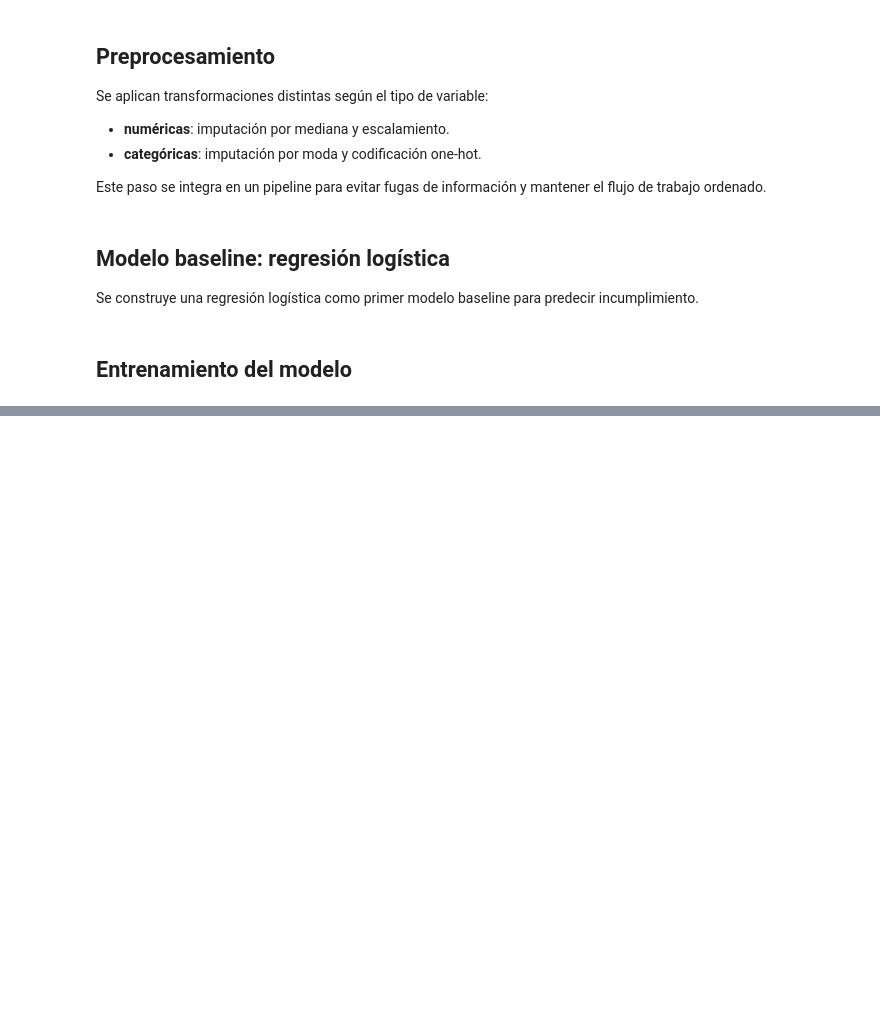
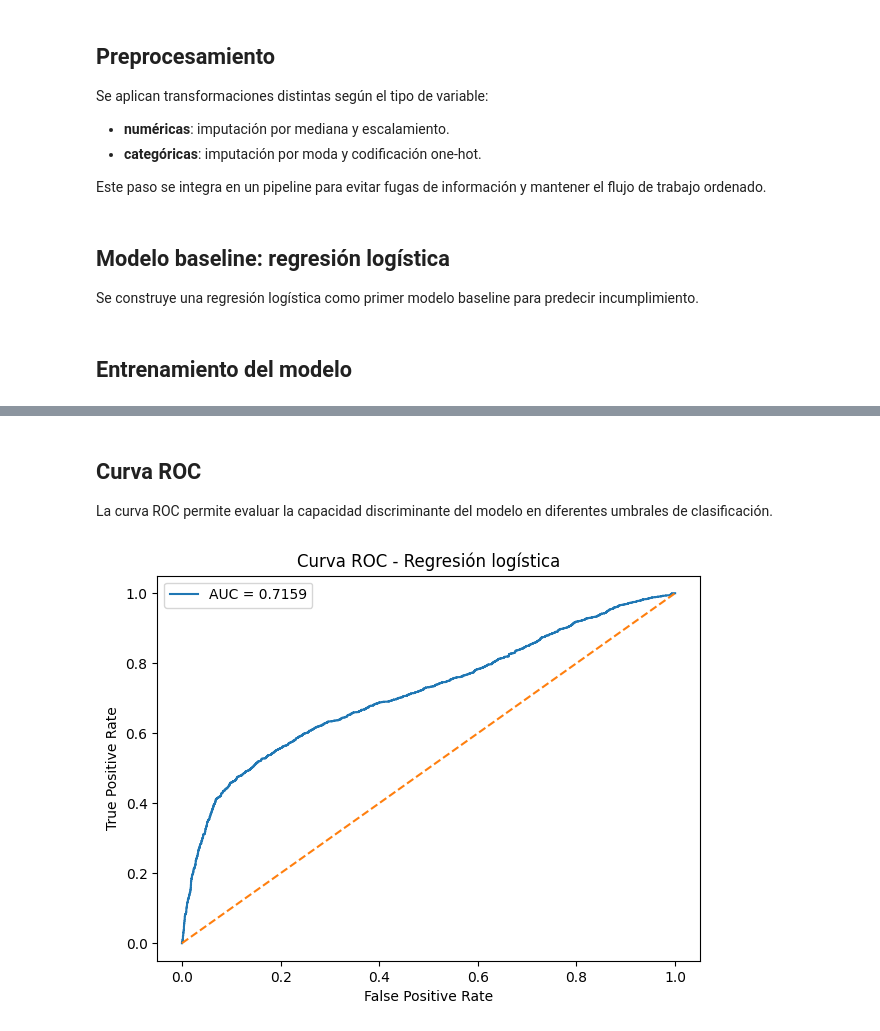
Before and after one commit to DanyQJ/Servicio_social, a Jupyter notebook: notebooks/007_Regresion_Logisitica_datos_balanceados.ipynb, the cells around one changed output, grey strips where cells are left out. Drawn from its saved outputs; the diff is of its cells as text; code cells hidden in the pictures; blank space fills up the shorter version.

```diff
--- a/notebooks/007_Regresion_Logisitica_datos_balanceados.ipynb
+++ b/notebooks/007_Regresion_Logisitica_datos_balanceados.ipynb
@@ -206,0 +353,18 @@ NameError: name 'x_train' is not defined
+# %% [markdown]
+## Curva ROC
+
+La curva ROC permite evaluar la capacidad discriminante del modelo en diferentes umbrales de clasificación.
+# %%
+fpr, tpr, thresholds = roc_curve(y_test, y_proba)
+auc_score = roc_auc_score(y_test, y_proba)
+
+plt.figure(figsize=(7, 5))
+plt.plot(fpr, tpr, label=f"AUC = {auc_score:.4f}")
+plt.plot([0, 1], [0, 1], linestyle="--")
+plt.xlabel("False Positive Rate")
+plt.ylabel("True Positive Rate")
+plt.title("Curva ROC - Regresión logística")
+plt.legend()
+plt.show()
+# %% [output]
+[figure, added]
```
Also changed, not shown: parts of 26 cells of this notebook, 1 other file.
